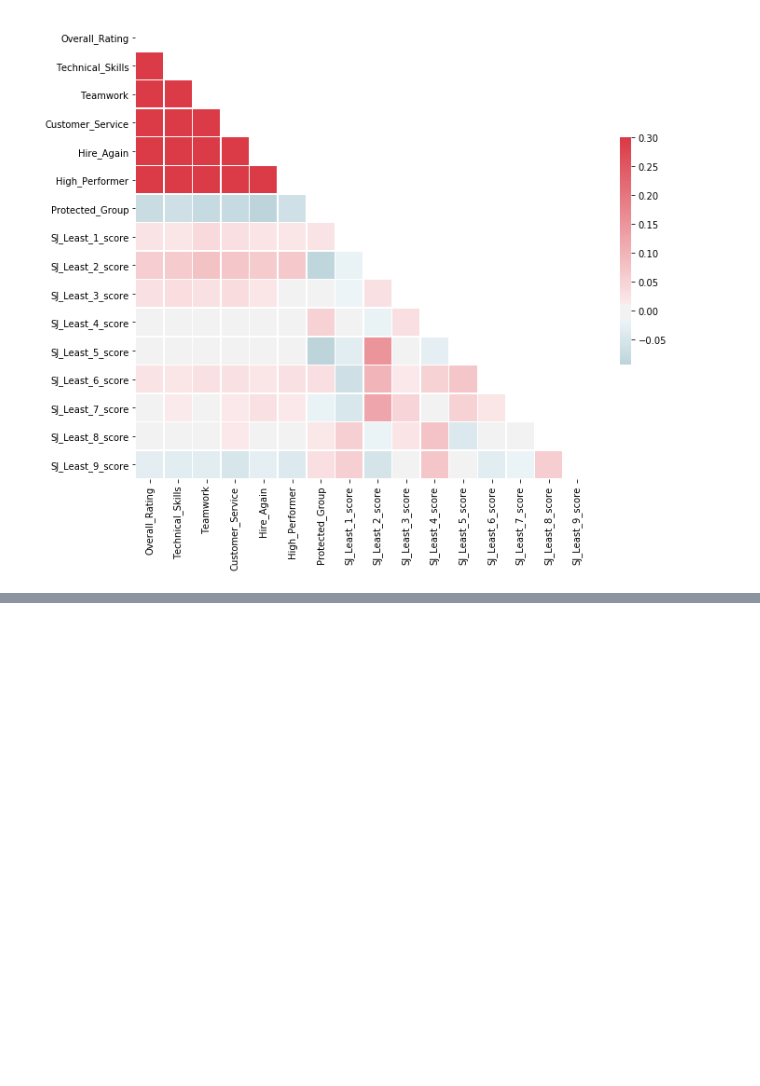
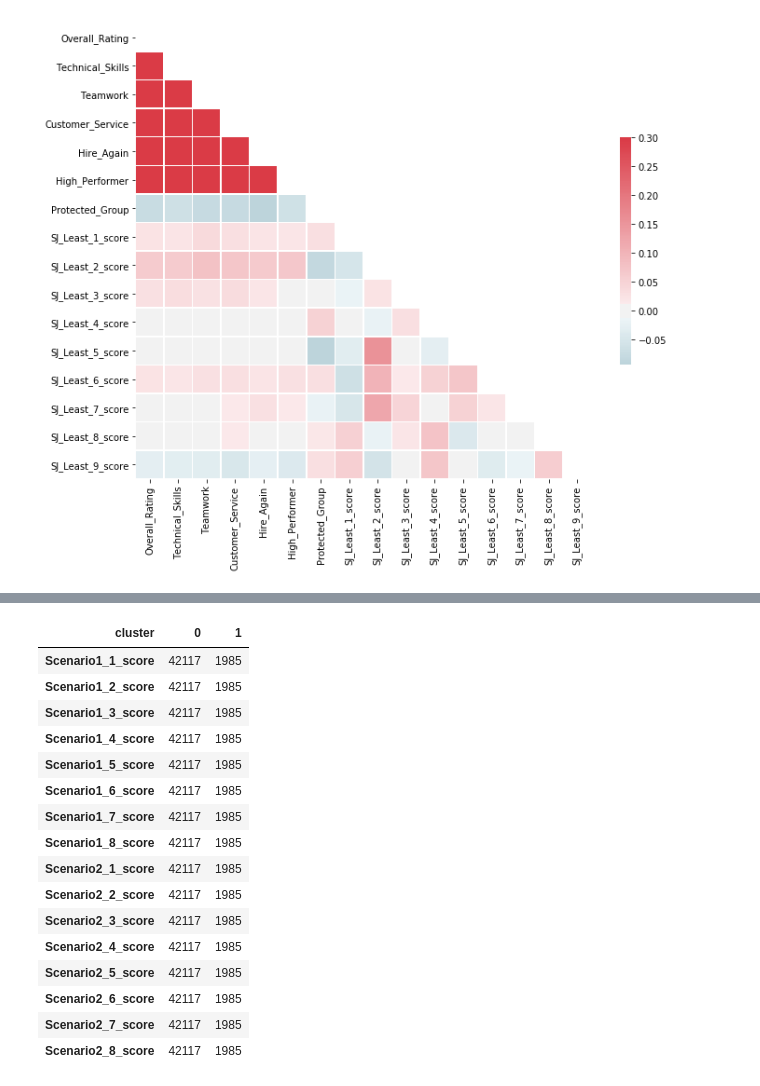
Before and after one commit to ianmburke2233/POIS-0202-Moixa, a Jupyter notebook: Correlations.ipynb, the cells around one changed output, grey strips where cells are left out. Saved outputs shown, nothing was run; the diff lists cells and outputs as text; code cells hidden in the pictures; blank space fills up the shorter version.

```diff
--- a/Correlations.ipynb
+++ b/Correlations.ipynb
@@ -152,0 +204,20 @@ test.groupby('cluster').count().T
+# %%
+test2.groupby('cluster').count().T
+# %% [output]
+| cluster | 0 | 1 |
+| Scenario1_1_score | 42117 | 1985 |
+| Scenario1_2_score | 42117 | 1985 |
+| Scenario1_3_score | 42117 | 1985 |
+| Scenario1_4_score | 42117 | 1985 |
+| Scenario1_5_score | 42117 | 1985 |
+| Scenario1_6_score | 42117 | 1985 |
+| Scenario1_7_score | 42117 | 1985 |
+| Scenario1_8_score | 42117 | 1985 |
+| Scenario2_1_score | 42117 | 1985 |
+| Scenario2_2_score | 42117 | 1985 |
+| Scenario2_3_score | 42117 | 1985 |
+| Scenario2_4_score | 42117 | 1985 |
+| Scenario2_5_score | 42117 | 1985 |
+| Scenario2_6_score | 42117 | 1985 |
+| Scenario2_7_score | 42117 | 1985 |
+| Scenario2_8_score | 42117 | 1985 |
```
Also changed, not shown: parts of 17 cells of this notebook, 1 other file.
